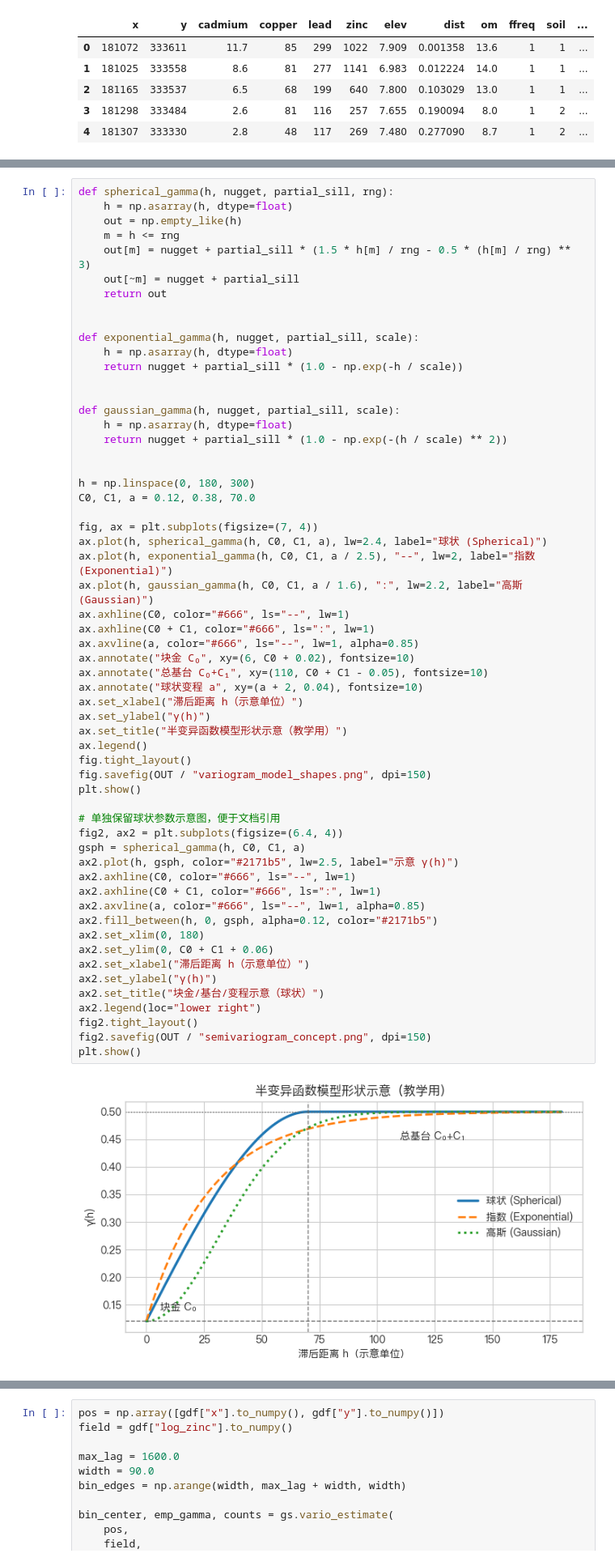
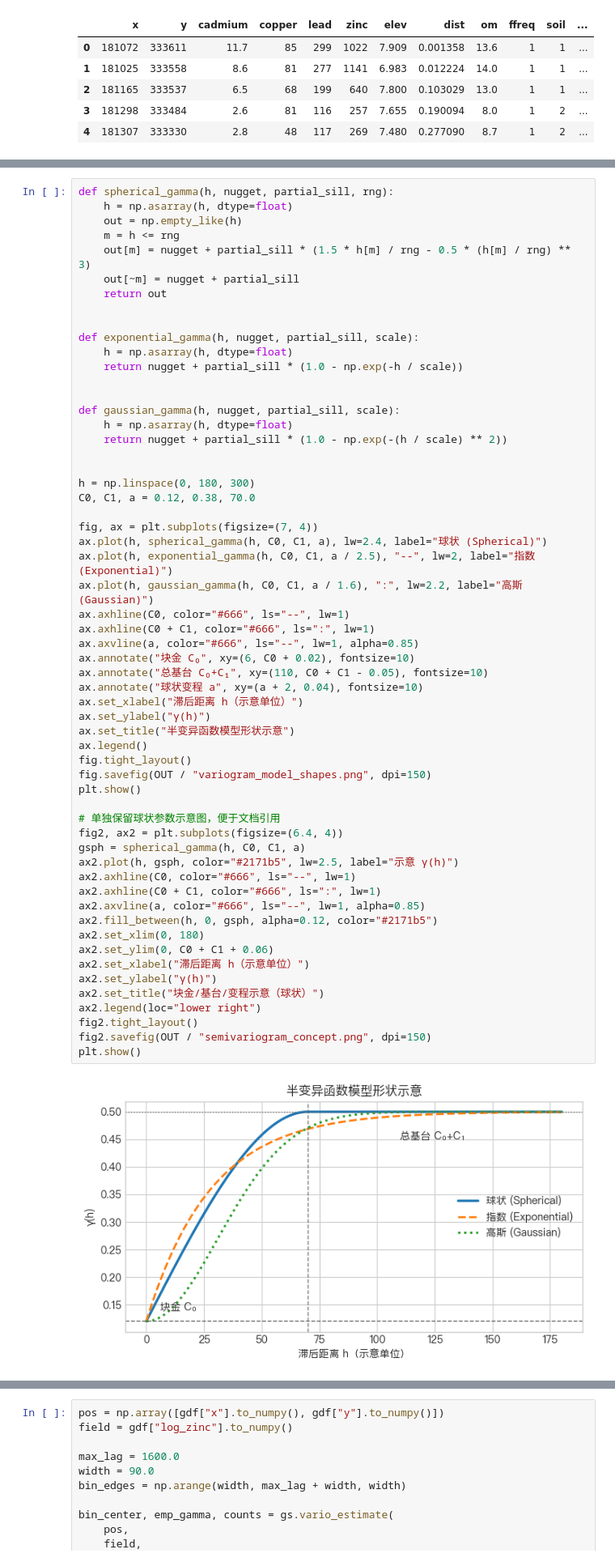
Before and after one commit to Mocha0724/Spatial_Analysis, a Jupyter notebook: cases/spatial-variability/spatial_variability_meuse.ipynb, the cells around one changed output, grey strips where cells are left out. Shown at 81% size. Saved outputs shown, nothing was run; the diff lists cells and outputs as text.

```diff
--- a/cases/spatial-variability/spatial_variability_meuse.ipynb
+++ b/cases/spatial-variability/spatial_variability_meuse.ipynb
@@ -260,34 +260,34 @@ ax.axhline(C0, color="#666", ls="--", lw=1)
 ax.axhline(C0 + C1, color="#666", ls=":", lw=1)
 ax.axvline(a, color="#666", ls="--", lw=1, alpha=0.85)
 ax.annotate("块金 C₀", xy=(6, C0 + 0.02), fontsize=10)
 ax.annotate("总基台 C₀+C₁", xy=(110, C0 + C1 - 0.05), fontsize=10)
 ax.annotate("球状变程 a", xy=(a + 2, 0.04), fontsize=10)
 ax.set_xlabel("滞后距离 h（示意单位）")
 ax.set_ylabel("γ(h)")
-ax.set_title("半变异函数模型形状示意（教学用）")
+ax.set_title("半变异函数模型形状示意")
 ax.legend()
 fig.tight_layout()
 fig.savefig(OUT / "variogram_model_shapes.png", dpi=150)
 plt.show()
 
 # 单独保留球状参数示意图，便于文档引用
 fig2, ax2 = plt.subplots(figsize=(6.4, 4))
 gsph = spherical_gamma(h, C0, C1, a)
 ax2.plot(h, gsph, color="#2171b5", lw=2.5, label="示意 γ(h)")
 ax2.axhline(C0, color="#666", ls="--", lw=1)
 ax2.axhline(C0 + C1, color="#666", ls=":", lw=1)
 ax2.axvline(a, color="#666", ls="--", lw=1, alpha=0.85)
 ax2.fill_between(h, 0, gsph, alpha=0.12, color="#2171b5")
 ax2.set_xlim(0, 180)
 ax2.set_ylim(0, C0 + C1 + 0.06)
 ax2.set_xlabel("滞后距离 h（示意单位）")
 ax2.set_ylabel("γ(h)")
 ax2.set_title("块金/基台/变程示意（球状）")
 ax2.legend(loc="lower right")
 fig2.tight_layout()
 fig2.savefig(OUT / "semivariogram_concept.png", dpi=150)
 plt.show()
 # %% [output]
-[figure, old version]
+[figure, new version]
 [figure]
 # %% [markdown]
```
Also changed, not shown: parts of 11 cells of this notebook, 2 other files.
